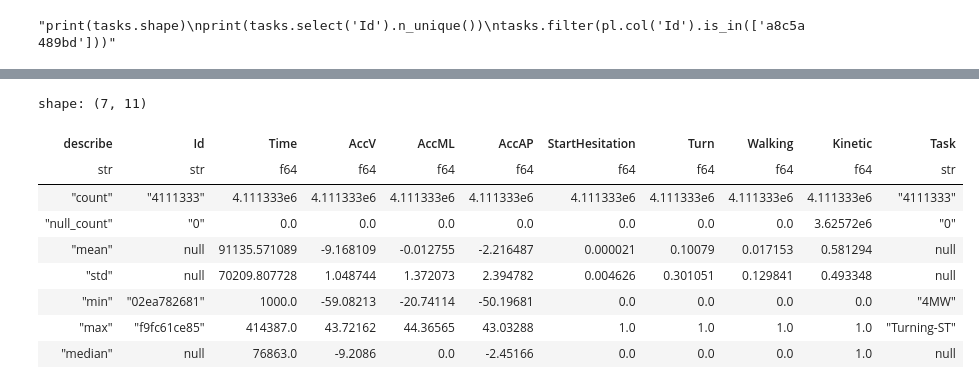
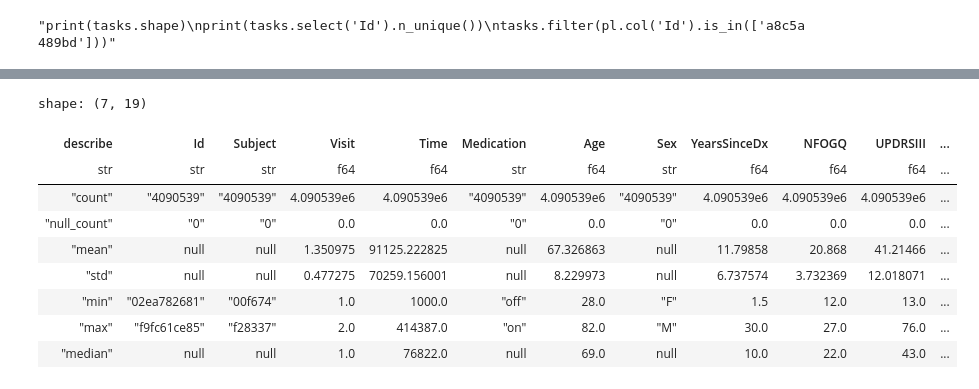
Before and after one commit to sumaniitm/parkinsons-freezing-gait-prediction, a Jupyter notebook: eda-on-data-using-polars.ipynb, the cells around one changed output, grey strips where cells are left out. Cells and saved outputs as stored; diff of their text form; code cells hidden in the pictures.

Commit message:
Kaggle Notebook | EDA_on_data_using_polars | Version 9

```diff
--- a/eda-on-data-using-polars.ipynb
+++ b/eda-on-data-using-polars.ipynb
@@ -260,10 +223,18 @@ for dirname, _, filenames in os.walk('/kaggle/input/tlvmc-parkinsons-freezing-ga
 
         temp_defog = temp_defog.sort(['Id','Time'], nulls_last=True)
 
-        temp_final = dd.sql('SELECT td.Id, td.Time, td.AccV, td.AccML, td.AccAP, td.StartHesitation, td.Turn, td.Walking, e.Kinetic, t.Task \
+        temp_final = dd.sql('SELECT td.Id, td.Time, td.AccV, td.AccML, td.AccAP, td.StartHesitation, td.Turn, td.Walking, coalesce(e.Kinetic,-1) as Kinetic, t.Task \
         FROM temp_defog td \
         left join events e on td.Id = e.Id and td.Time >= e.Init and td.Time <= e.Completion \
         left join tasks t on td.Id = t.Id and td.Time >= t.Begin and td.Time <= t.End').pl()
 
         defog_train_data = pl.concat([defog_train_data, temp_final], how="vertical")
         del temp_final
+
+defog_train_data_with_metadata = dd.sql('select t1.Id, t2.Subject, t2.Visit, t1.Time, t2.Medication, t2.Age, t2.Sex, t2.YearsSinceDx \
+,t2.NFOGQ, t2.UPDRSIII, t1.Task, t1.AccV, t1.AccML, t1.AccAP, t1.Kinetic \
+,t1.StartHesitation, t1.Turn, t1.Walking \
+from defog_train_data t1 join defog_subjects_metadata t2 on t1.Id = t2.Id').pl()
+
+del defog_train_data, defog_subjects_metadata
+gc.collect()
@@ -297,14 +257,14 @@ shape: (1445, 10)
 # %%
-defog_train_data.describe()
+defog_train_data_with_metadata.describe()
 # %% [output]
-shape: (7, 11)
+shape: (7, 19)
-| describe | Id | Time | AccV | AccML | AccAP | StartHesitation | Turn | Walking | Kinetic | Task |
-| str | str | f64 | f64 | f64 | f64 | f64 | f64 | f64 | f64 | str |
-| "count" | "4111333" | 4.111333e6 | 4.111333e6 | 4.111333e6 | 4.111333e6 | 4.111333e6 | 4.111333e6 | 4.111333e6 | 4.111333e6 | "4111333" |
-| "null_count" | "0" | 0.0 | 0.0 | 0.0 | 0.0 | 0.0 | 0.0 | 0.0 | 3.62572e6 | "0" |
-| "mean" | null | 91135.571089 | -9.168109 | -0.012755 | -2.216487 | 0.000021 | 0.10079 | 0.017153 | 0.581294 | null |
-| "std" | null | 70209.807728 | 1.048744 | 1.372073 | 2.394782 | 0.004626 | 0.301051 | 0.129841 | 0.493348 | null |
-| "min" | "02ea782681" | 1000.0 | -59.08213 | -20.74114 | -50.19681 | 0.0 | 0.0 | 0.0 | 0.0 | "4MW" |
-| "max" | "f9fc61ce85" | 414387.0 | 43.72162 | 44.36565 | 43.03288 | 1.0 | 1.0 | 1.0 | 1.0 | "Turning-ST" |
-| "median" | null | 76863.0 | -9.2086 | 0.0 | -2.45166 | 0.0 | 0.0 | 0.0 | 1.0 | null |
+| describe | Id | Subject | Visit | Time | Medication | Age | Sex | YearsSinceDx | NFOGQ | UPDRSIII | ... |
+| str | str | str | f64 | f64 | str | f64 | str | f64 | f64 | f64 | ... |
+| "count" | "4090539" | "4090539" | 4.090539e6 | 4.090539e6 | "4090539" | 4.090539e6 | "4090539" | 4.090539e6 | 4.090539e6 | 4.090539e6 | ... |
+| "null_count" | "0" | "0" | 0.0 | 0.0 | "0" | 0.0 | "0" | 0.0 | 0.0 | 0.0 | ... |
+| "mean" | null | null | 1.350975 | 91125.222825 | null | 67.326863 | null | 11.79858 | 20.868 | 41.21466 | ... |
+| "std" | null | null | 0.477275 | 70259.156001 | null | 8.229973 | null | 6.737574 | 3.732369 | 12.018071 | ... |
+| "min" | "02ea782681" | "00f674" | 1.0 | 1000.0 | "off" | 28.0 | "F" | 1.5 | 12.0 | 13.0 | ... |
+| "max" | "f9fc61ce85" | "f28337" | 2.0 | 414387.0 | "on" | 82.0 | "M" | 30.0 | 27.0 | 76.0 | ... |
+| "median" | null | null | 1.0 | 76822.0 | null | 69.0 | null | 10.0 | 22.0 | 43.0 | ... |
 # %%
```
Also changed, not shown: parts of 8 cells of this notebook.
